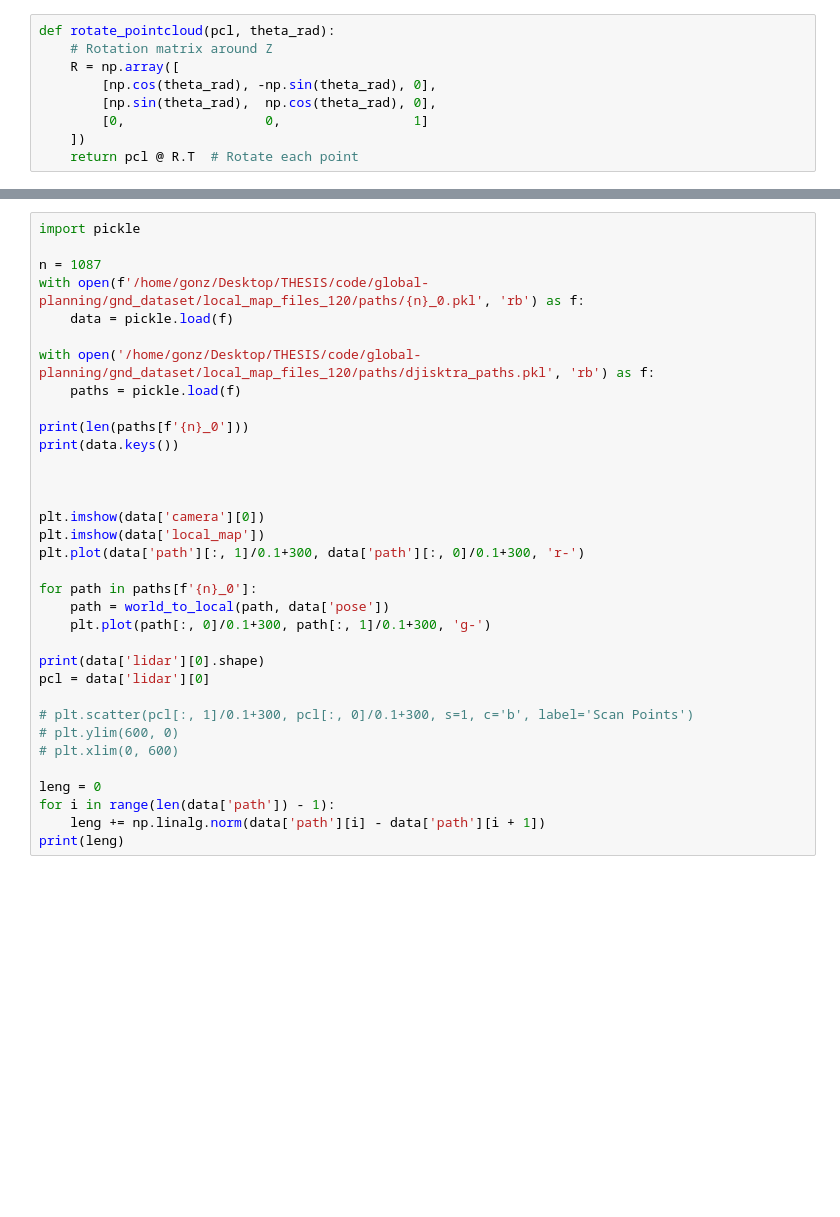
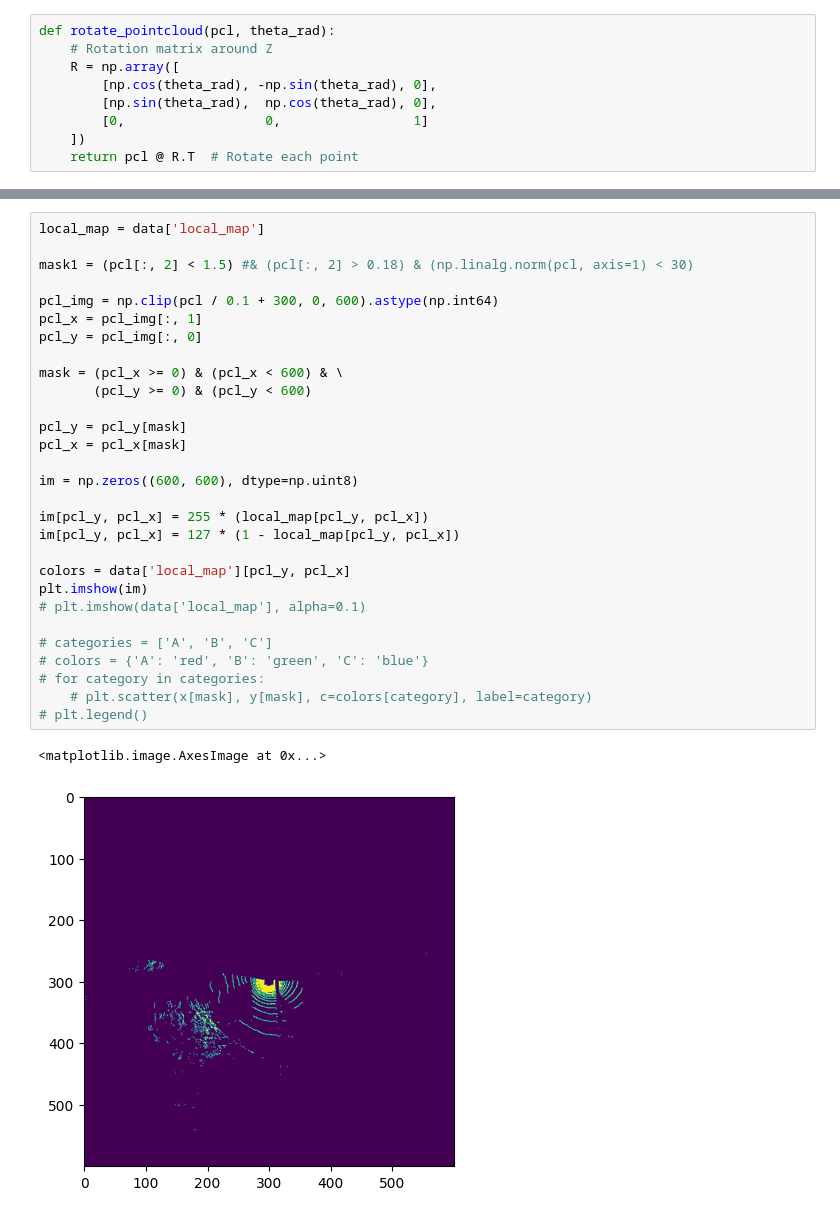
Before and after one commit to gonzal0lguin/fcfm_navigation_dataset, a Jupyter notebook: panther_data.ipynb, the cells around one changed output, grey strips where cells are left out. Saved outputs shown, nothing was run; the diff lists cells and outputs as text; blank space fills up the shorter version.

Commit message:
Add fixes for pointcloud orientation and maps

```diff
--- a/panther_data.ipynb
+++ b/panther_data.ipynb
@@ -398,34 +430,32 @@ print(data['pose'])
-# %%
-import pickle
-
-n = 1087
-with open(f'/home/gonz/Desktop/THESIS/code/global-planning/gnd_dataset/local_map_files_120/paths/{n}_0.pkl', 'rb') as f:
-    data = pickle.load(f)
-
-with open('/home/gonz/Desktop/THESIS/code/global-planning/gnd_dataset/local_map_files_120/paths/djisktra_paths.pkl', 'rb') as f:
-    paths = pickle.load(f)
-
-print(len(paths[f'{n}_0']))
-print(data.keys())
-
-
-
-plt.imshow(data['camera'][0])
-plt.imshow(data['local_map'])
-plt.plot(data['path'][:, 1]/0.1+300, data['path'][:, 0]/0.1+300, 'r-')
-
-for path in paths[f'{n}_0']:
-    path = world_to_local(path, data['pose'])
-    plt.plot(path[:, 0]/0.1+300, path[:, 1]/0.1+300, 'g-')
-
-print(data['lidar'][0].shape)
-pcl = data['lidar'][0]
-
-# plt.scatter(pcl[:, 1]/0.1+300, pcl[:, 0]/0.1+300, s=1, c='b', label='Scan Points')
-# plt.ylim(600, 0)
-# plt.xlim(0, 600)
-
-leng = 0
-for i in range(len(data['path']) - 1):
-    leng += np.linalg.norm(data['path'][i] - data['path'][i + 1])
-print(leng)
+# %%
+local_map = data['local_map']
+
+mask1 = (pcl[:, 2] < 1.5) #& (pcl[:, 2] > 0.18) & (np.linalg.norm(pcl, axis=1) < 30)
+
+pcl_img = np.clip(pcl / 0.1 + 300, 0, 600).astype(np.int64)
+pcl_x = pcl_img[:, 1]
+pcl_y = pcl_img[:, 0]
+
+mask = (pcl_x >= 0) & (pcl_x < 600) & \
+       (pcl_y >= 0) & (pcl_y < 600)
+
+pcl_y = pcl_y[mask]
+pcl_x = pcl_x[mask]
+
+im = np.zeros((600, 600), dtype=np.uint8)
+
+im[pcl_y, pcl_x] = 255 * (local_map[pcl_y, pcl_x])
+im[pcl_y, pcl_x] = 127 * (1 - local_map[pcl_y, pcl_x])
+
+colors = data['local_map'][pcl_y, pcl_x]
+plt.imshow(im)
+# plt.imshow(data['local_map'], alpha=0.1)
+
+# categories = ['A', 'B', 'C']
+# colors = {'A': 'red', 'B': 'green', 'C': 'blue'}
+# for category in categories:
+    # plt.scatter(x[mask], y[mask], c=colors[category], label=category)
+# plt.legend()
+# %% [output]
+<matplotlib.image.AxesImage at 0x...>
+[figure, added]
```
Also changed, not shown: parts of 18 cells of this notebook, 8 other files.
